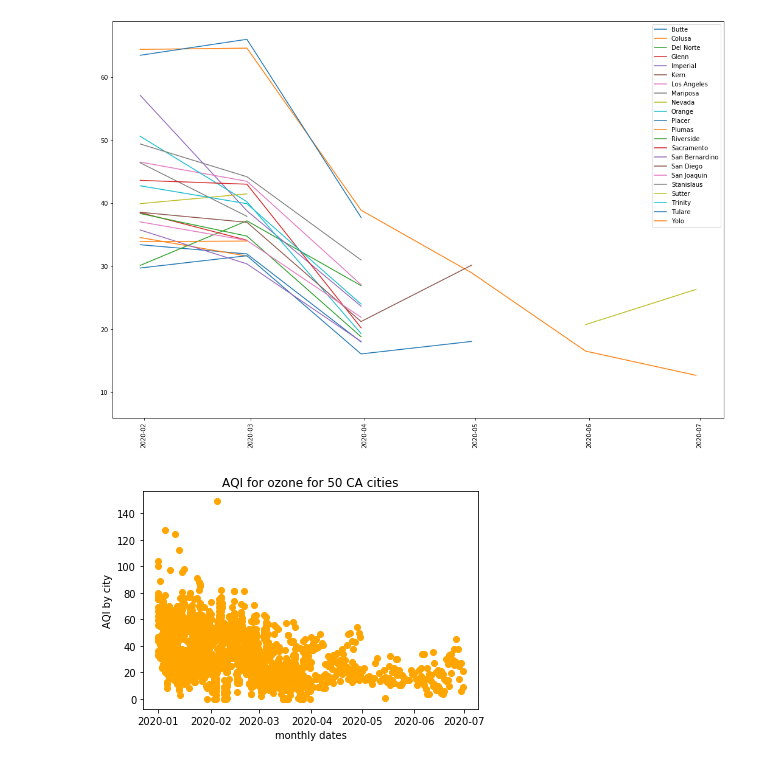
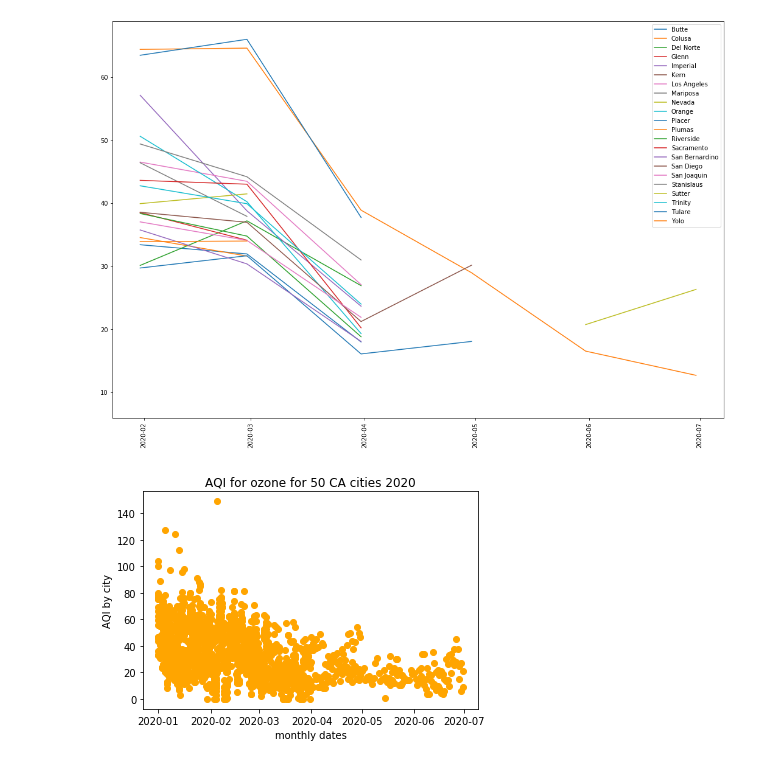
Before and after one commit to TrentELittle/BootcampProject1, a Jupyter notebook: project_main.ipynb, the cells around one changed output. Saved outputs shown, nothing was run; the diff lists cells and outputs as text; code cells hidden in the pictures.

```diff
--- a/project_main.ipynb
+++ b/project_main.ipynb
@@ -162,14 +162,14 @@ ax.legend(cali_monthly)
 # %%
 x_axis = group2_cali.index
 x_lim = group2_cali
 y_axis= group2_cali["aqi"]
 
-plt.title("AQI for ozone for 50 CA cities")
+plt.title("AQI for ozone for 50 CA cities 2020")
 plt.xlabel("monthly dates")
 plt.ylabel("AQI by city")
 
 
 plt.plot_date(x_axis, y_axis, marker="o", color="orange", linewidth=1)
 plt.show()
 # %% [output]
-[figure, old version]
+[figure, new version]
```
Also changed, not shown: parts of 6 cells of this notebook.
